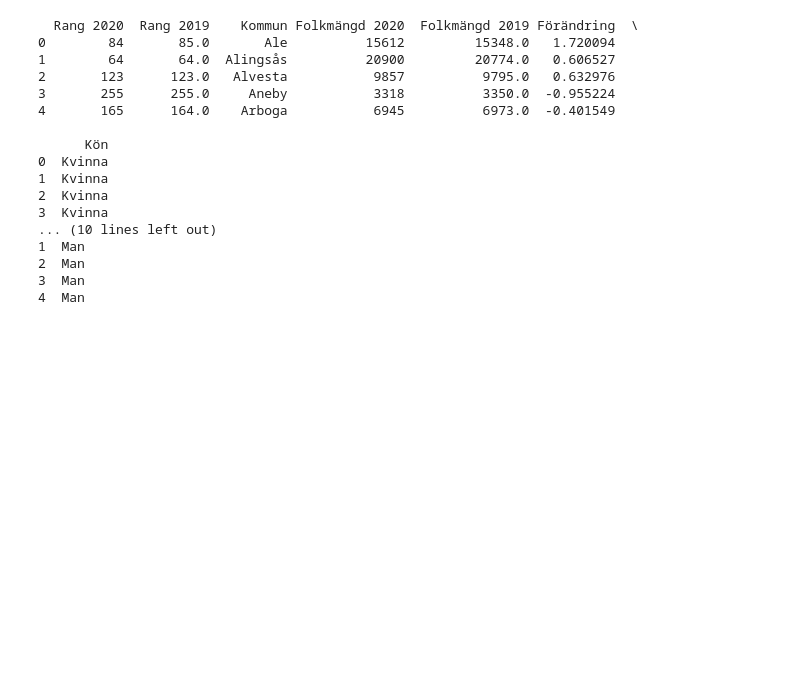
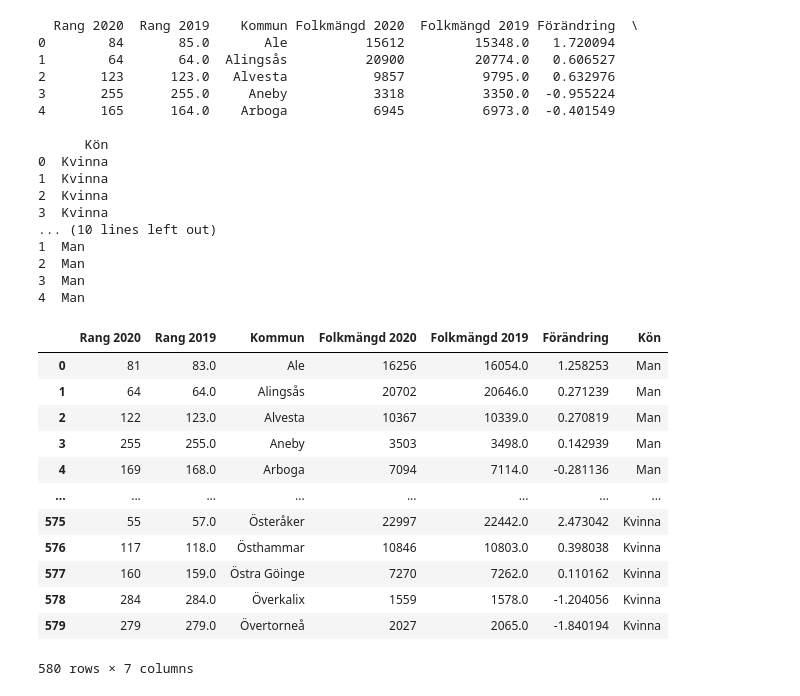
Before and after one commit to Anna-MariaSjolund/Data-Handling-Anna-MariaSjolund, a Jupyter notebook: Exercises/week1_00.ipynb, the cells around one changed output. Cells and saved outputs as stored; diff of their text form; code cells hidden in the pictures; blank space fills up the shorter version.

```diff
--- a/Exercises/week1_00.ipynb
+++ b/Exercises/week1_00.ipynb
@@ -210,3 +196,19 @@ print(cities_m.head())
 4  Man
 # %%
 #Merge the data
+cities_full = cities_m.append(cities_f, ignore_index=True)
+cities_full
+# %% [output]
+|  | Rang 2020 | Rang 2019 | Kommun | Folkmängd 2020 | Folkmängd 2019 | Förändring | Kön |
+| 0 | 81 | 83.0 | Ale | 16256 | 16054.0 | 1.258253 | Man |
+| 1 | 64 | 64.0 | Alingsås | 20702 | 20646.0 | 0.271239 | Man |
+| 2 | 122 | 123.0 | Alvesta | 10367 | 10339.0 | 0.270819 | Man |
+| 3 | 255 | 255.0 | Aneby | 3503 | 3498.0 | 0.142939 | Man |
+| 4 | 169 | 168.0 | Arboga | 7094 | 7114.0 | -0.281136 | Man |
+| ... | ... | ... | ... | ... | ... | ... | ... |
+| 575 | 55 | 57.0 | Österåker | 22997 | 22442.0 | 2.473042 | Kvinna |
+| 576 | 117 | 118.0 | Östhammar | 10846 | 10803.0 | 0.398038 | Kvinna |
+| 577 | 160 | 159.0 | Östra Göinge | 7270 | 7262.0 | 0.110162 | Kvinna |
+| 578 | 284 | 284.0 | Överkalix | 1559 | 1578.0 | -1.204056 | Kvinna |
+| 579 | 279 | 279.0 | Övertorneå | 2027 | 2065.0 | -1.840194 | Kvinna |
+580 rows × 7 columns
```
Also changed, not shown: parts of 1 cell of this notebook, 6 other files.
